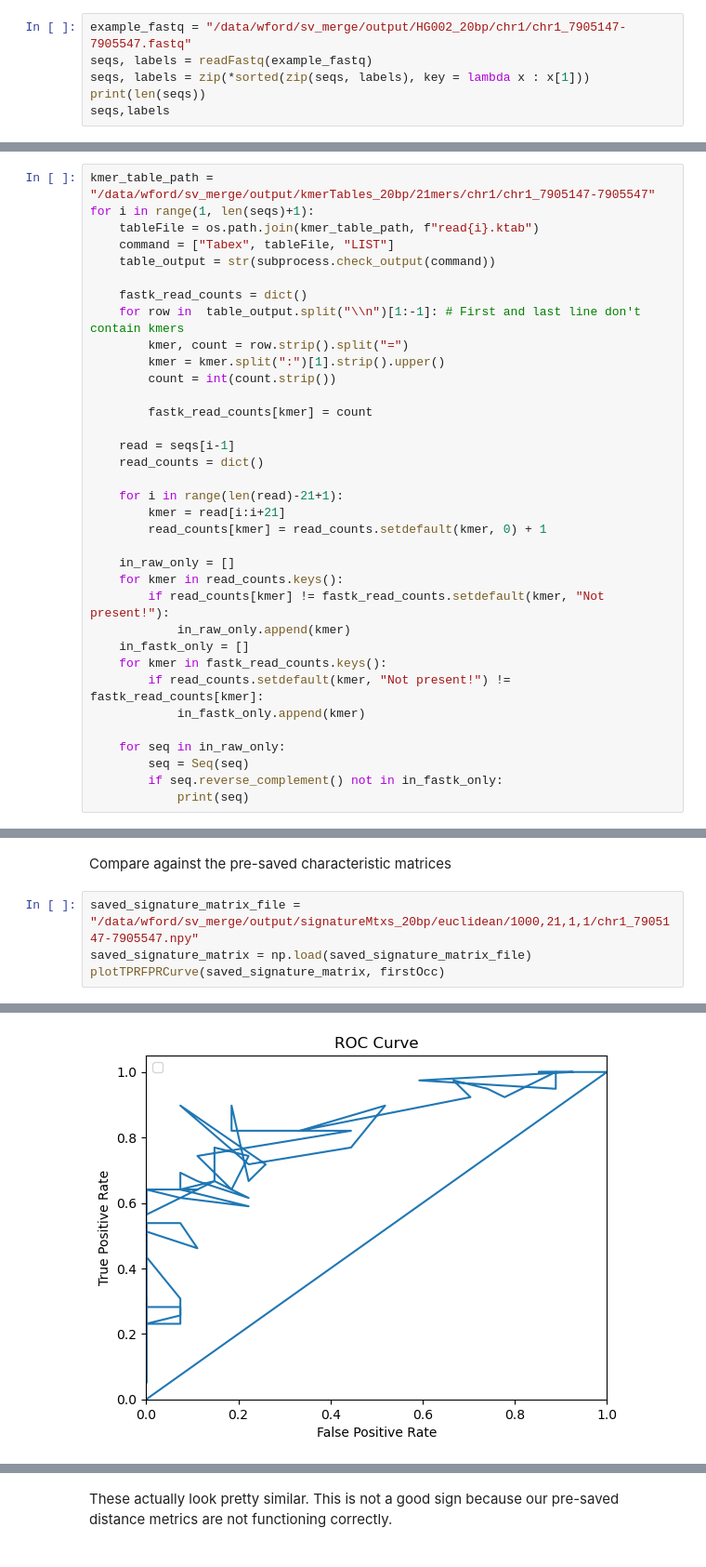
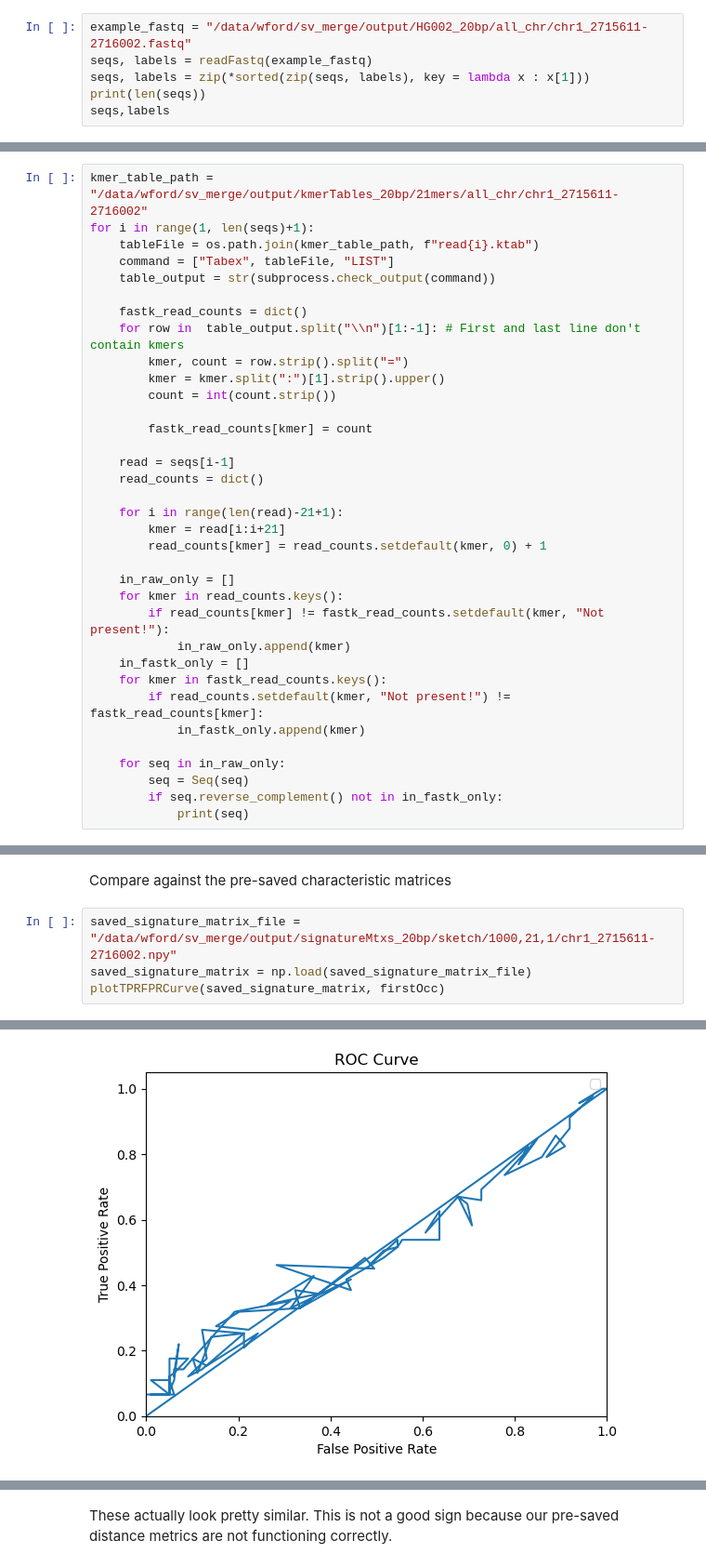
Before and after one commit to WillardFord/sv_merge, a Jupyter notebook: scripts/readFiltering/analysis/test_sketching_methods.ipynb, the cells around one changed output, grey strips where cells are left out. Shown at 93% size. Saved outputs shown, nothing was run; the diff lists cells and outputs as text.

```diff
--- a/scripts/readFiltering/analysis/test_sketching_methods.ipynb
+++ b/scripts/readFiltering/analysis/test_sketching_methods.ipynb
@@ -42,7 +42,7 @@ chr1_6427050-6427510.fastq
 
 chr1_7905147-7905547.fastq
 # %%
-example_fastq = "/data/wford/sv_merge/output/HG002_20bp/chr1/chr1_7905147-7905547.fastq"
+example_fastq = "/data/wford/sv_merge/output/HG002_20bp/all_chr/chr1_2715611-2716002.fastq"
 seqs, labels = readFastq(example_fastq)
 seqs, labels = zip(*sorted(zip(seqs, labels), key = lambda x : x[1]))
 print(len(seqs))
@@ -73,7 +77,7 @@ We can see that the top 3 reads have a longer GT repeat than the other reads
 # %% [markdown]
 ## Test loading in kmer tables
 # %%
-kmer_table_path = "/data/wford/sv_merge/output/kmerTables_20bp/21mers/chr1/chr1_7905147-7905547"
+kmer_table_path = "/data/wford/sv_merge/output/kmerTables_20bp/21mers/all_chr/chr1_2715611-2716002"
 for i in range(1, len(seqs)+1):
     tableFile = os.path.join(kmer_table_path, f"read{i}.ktab")
     command = ["Tabex", tableFile, "LIST"]
@@ -380,9 +457,9 @@ These values look more reasonable than the ones we are using in the saved matrix
 # %% [markdown]
 Compare against the pre-saved characteristic matrices
 # %%
-saved_signature_matrix_file = "/data/wford/sv_merge/output/signatureMtxs_20bp/euclidean/1000,21,1,1/chr1_7905147-7905547.npy"
+saved_signature_matrix_file = "/data/wford/sv_merge/output/signatureMtxs_20bp/sketch/1000,21,1/chr1_2715611-2716002.npy"
 saved_signature_matrix = np.load(saved_signature_matrix_file)
 plotTPRFPRCurve(saved_signature_matrix, firstOcc)
 # %% [output]
 No artists with labels found to put in legend.  Note that artists whose label start with an underscore are ignored when legend() is called with no argument.
-[figure, old version]
+[figure, new version]
```
Also changed, not shown: parts of 9 cells of this notebook, 4 other files.
